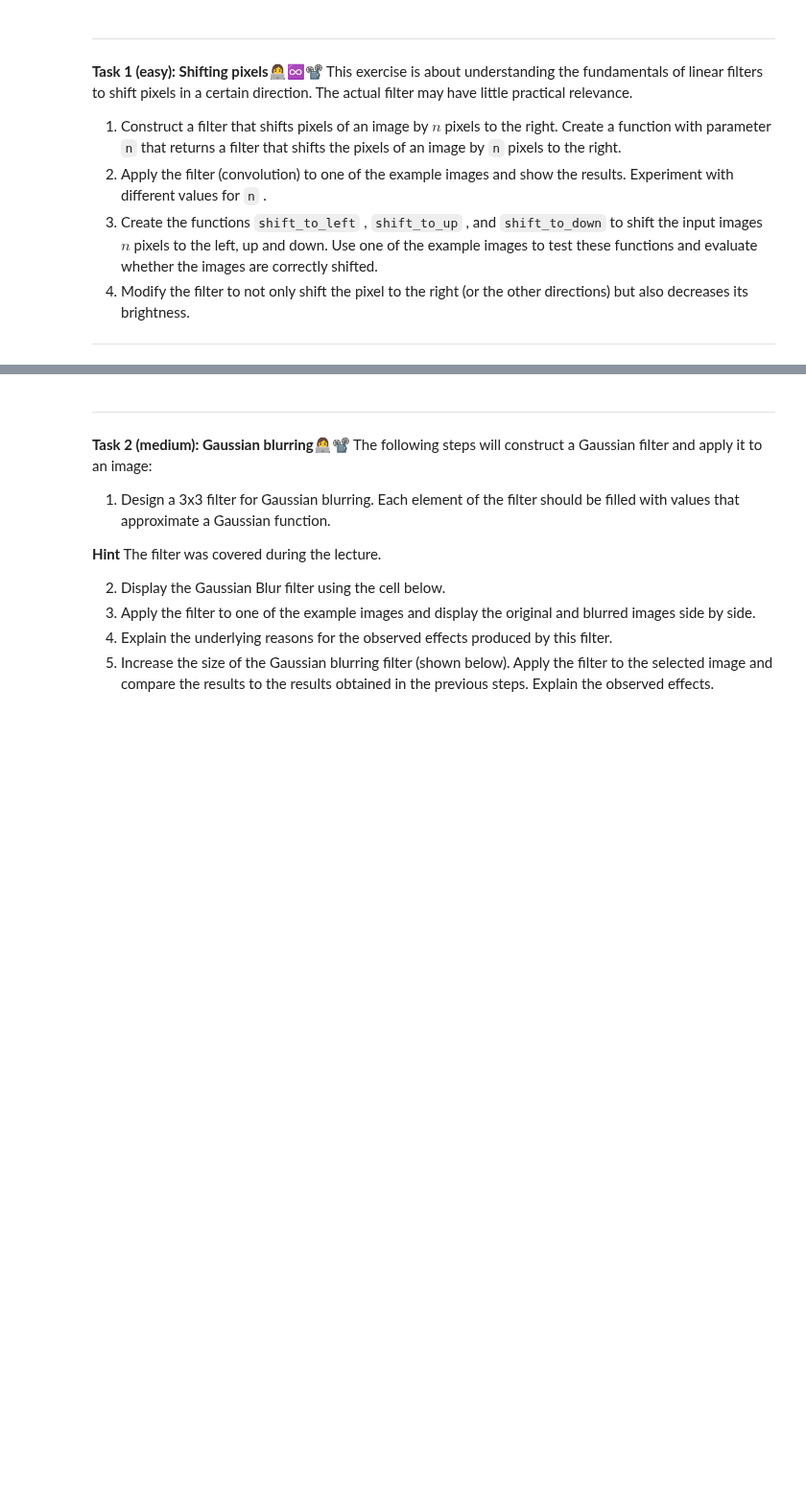
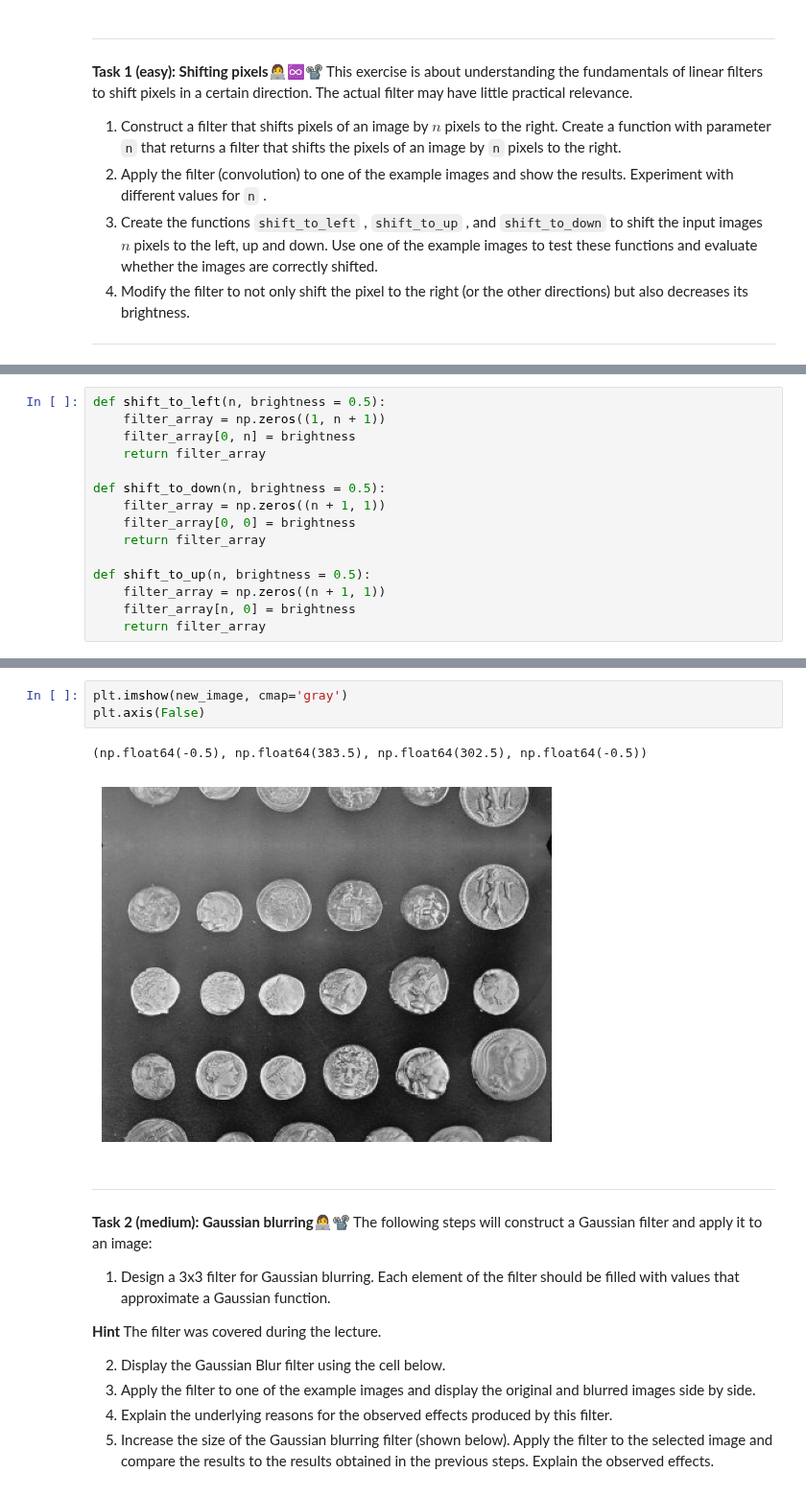
Before and after one commit to Mie-Jonasson/ComputerScienceMasters, a Jupyter notebook: IntroductionToMachineLearning/Exercises/W08/02-filter_basics.ipynb, the cells around one changed output, grey strips where cells are left out. Shown at 96% size. Saved outputs shown, nothing was run; the diff lists cells and outputs as text; blank space fills up the shorter version.

```diff
--- a/IntroductionToMachineLearning/Exercises/W08/02-filter_basics.ipynb
+++ b/IntroductionToMachineLearning/Exercises/W08/02-filter_basics.ipynb
@@ -70,0 +79,15 @@ def shift_to_right(n):
+# %%
+def shift_to_left(n, brightness = 0.5):
+    filter_array = np.zeros((1, n + 1))
+    filter_array[0, n] = brightness
+    return filter_array
+
+def shift_to_down(n, brightness = 0.5):
+    filter_array = np.zeros((n + 1, 1))
+    filter_array[0, 0] = brightness
+    return filter_array
+
+def shift_to_up(n, brightness = 0.5):
+    filter_array = np.zeros((n + 1, 1))
+    filter_array[n, 0] = brightness
+    return filter_array
@@ -71,3 +108,9 @@ def shift_to_right(n):
+# %%
+plt.imshow(new_image, cmap='gray')
+plt.axis(False)
+# %% [output]
+(np.float64(-0.5), np.float64(383.5), np.float64(302.5), np.float64(-0.5))
+[figure, added]
 # %% [markdown]
 
 ---
```
Also changed, not shown: parts of 18 cells of this notebook, 2 other files.
